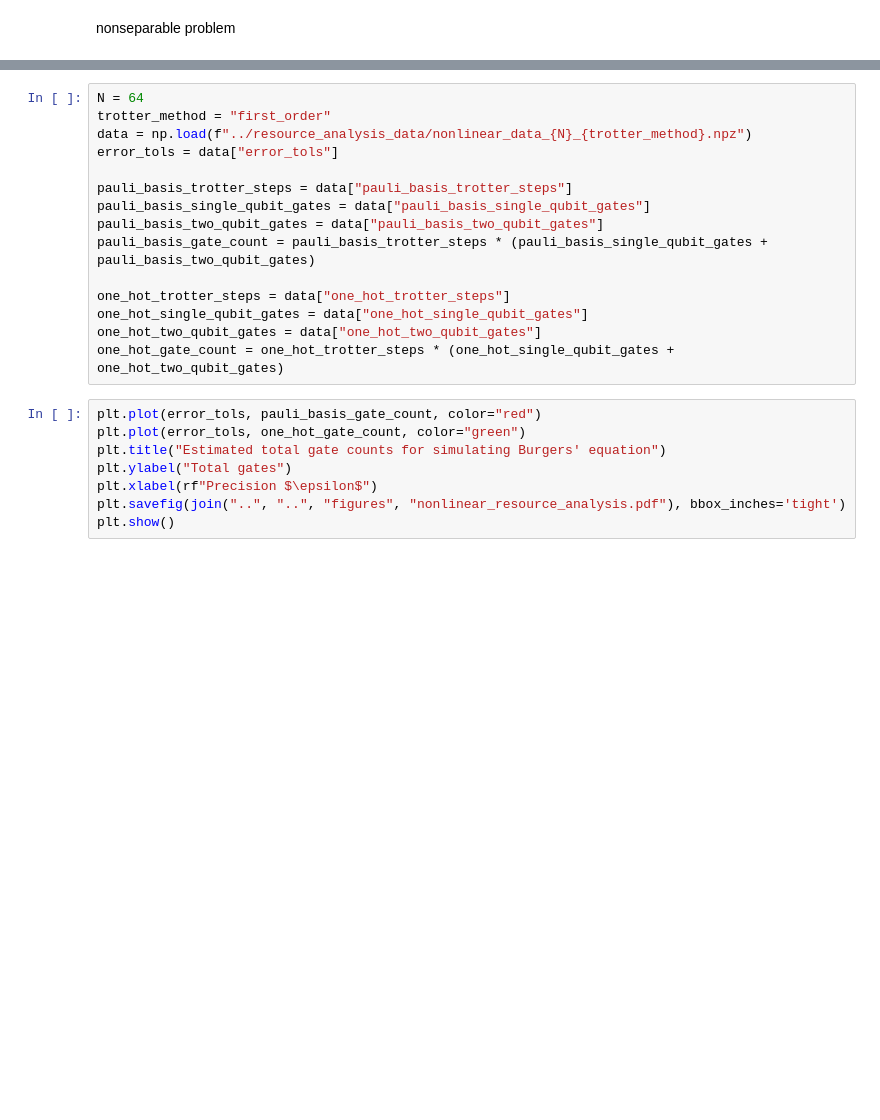
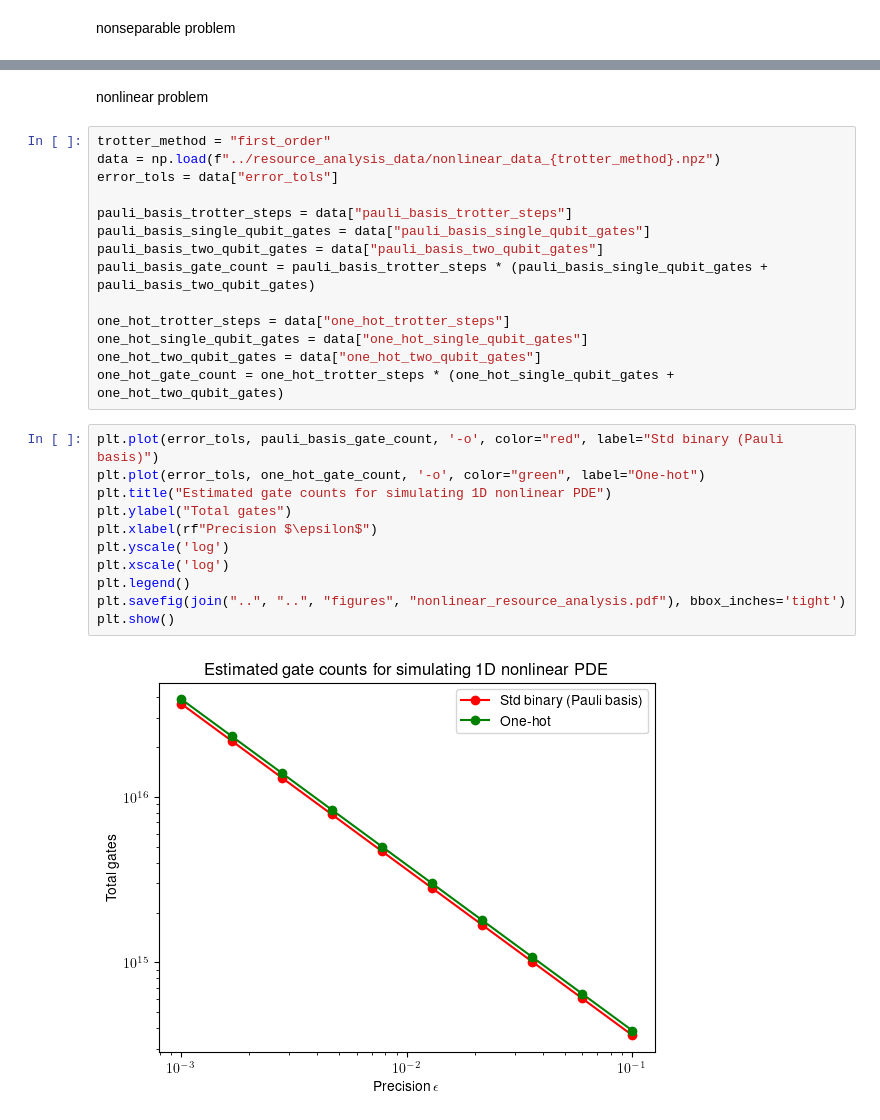
Before and after one commit to jli0108/quantum-diff-eq-ham-ebd, a Jupyter notebook: src/plot/fig2.ipynb, the cells around one changed output, grey strips where cells are left out. Saved outputs shown, nothing was run; the diff lists cells and outputs as text; blank space fills up the shorter version.

```diff
--- a/src/plot/fig2.ipynb
+++ b/src/plot/fig2.ipynb
@@ -90,7 +111,8 @@ nonseparable problem
+# %% [markdown]
+nonlinear problem
 # %%
-N = 64
 trotter_method = "first_order"
-data = np.load(f"../resource_analysis_data/nonlinear_data_{N}_{trotter_method}.npz")
+data = np.load(f"../resource_analysis_data/nonlinear_data_{trotter_method}.npz")
 error_tols = data["error_tols"]
 
 pauli_basis_trotter_steps = data["pauli_basis_trotter_steps"]
@@ -103,10 +125,15 @@ one_hot_single_qubit_gates = data["one_hot_single_qubit_gates"]
 one_hot_two_qubit_gates = data["one_hot_two_qubit_gates"]
 one_hot_gate_count = one_hot_trotter_steps * (one_hot_single_qubit_gates + one_hot_two_qubit_gates)
 # %%
-plt.plot(error_tols, pauli_basis_gate_count, color="red")
-plt.plot(error_tols, one_hot_gate_count, color="green")
-plt.title("Estimated total gate counts for simulating Burgers' equation")
+plt.plot(error_tols, pauli_basis_gate_count, '-o', color="red", label="Std binary (Pauli basis)")
+plt.plot(error_tols, one_hot_gate_count, '-o', color="green", label="One-hot")
+plt.title("Estimated gate counts for simulating 1D nonlinear PDE")
 plt.ylabel("Total gates")
 plt.xlabel(rf"Precision $\epsilon$")
+plt.yscale('log')
+plt.xscale('log')
+plt.legend()
 plt.savefig(join("..", "..", "figures", "nonlinear_resource_analysis.pdf"), bbox_inches='tight')
 plt.show()
+# %% [output]
+[figure, added]
```
Also changed, not shown: parts of 4 cells of this notebook, 3 other files.
